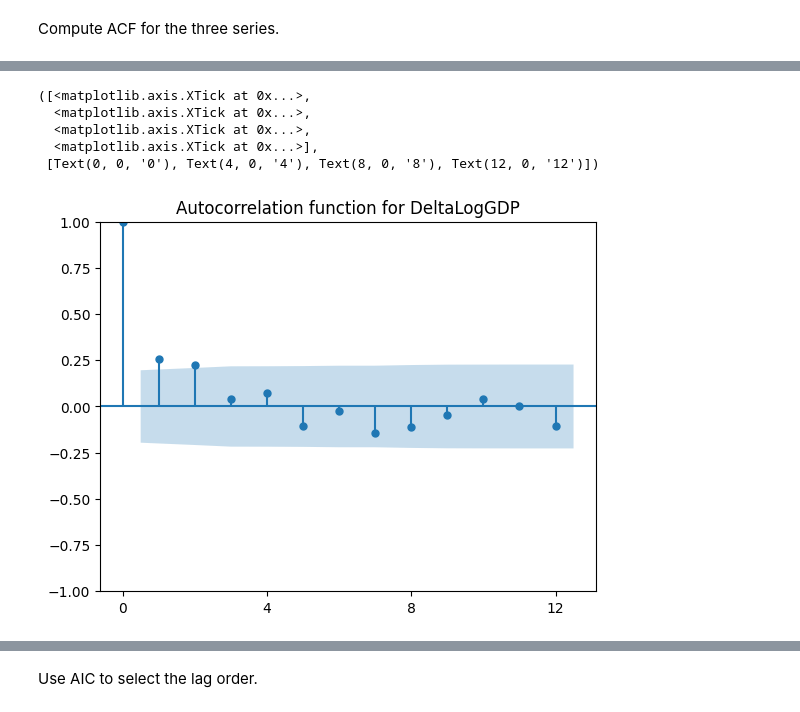
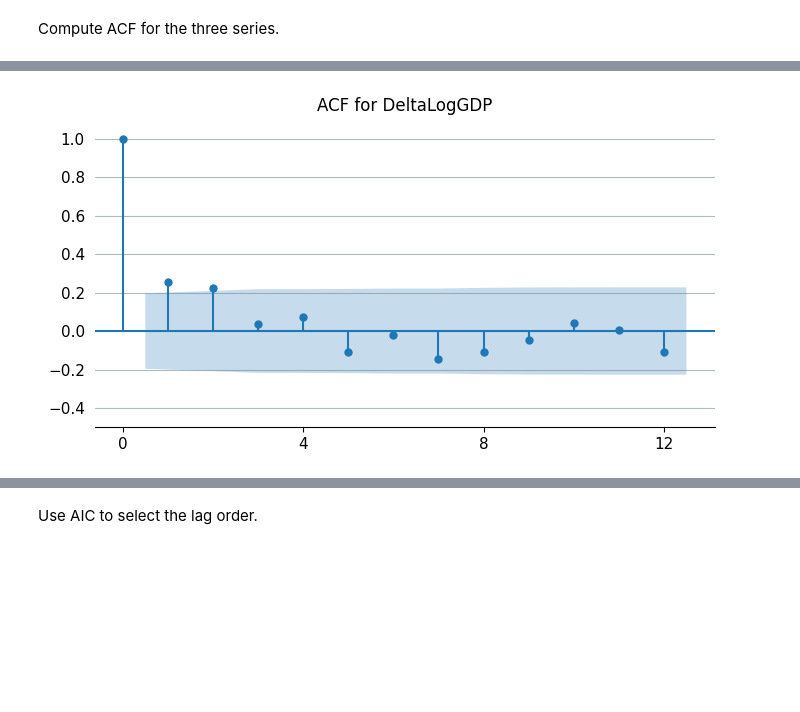
Before and after one commit to giordanovitale/Time-Series-Project, a Jupyter notebook: ts_project.ipynb, the cells around one changed output, grey strips where cells are left out. Drawn from its saved outputs; the diff is of its cells as text; code cells hidden in the pictures; blank space fills up the shorter version.

```diff
--- a/ts_project.ipynb
+++ b/ts_project.ipynb
@@ -19,3 +19,4 @@ from statsmodels.tools.sm_exceptions import ConvergenceWarning
 warnings.simplefilter('ignore', ConvergenceWarning)
 
 pd.set_option("display.precision", 2)
+plt.style.use('mystyle.mplstyle')
@@ -322,15 +384,12 @@ plt.xticks([0,4,8,12])
 # %%
 plot_acf(df_var['delta_log_GDP'].iloc[:100],
          lags=12,
-         title="Autocorrelation function for DeltaLogGDP");
+         title="ACF for DeltaLogGDP");
+plt.ylim(bottom = -0.5, top = 1.1)
 plt.xticks([0,4,8,12])
+plt.savefig('image\ACF_deltalogGdp.png', bbox_inches = 'tight')
 # %% [output]
-([<matplotlib.axis.XTick at 0x...>,
-  <matplotlib.axis.XTick at 0x...>,
-  <matplotlib.axis.XTick at 0x...>,
-  <matplotlib.axis.XTick at 0x...>],
- [Text(0, 0, '0'), Text(4, 0, '4'), Text(8, 0, '8'), Text(12, 0, '12')])
-[figure, old version]
+[figure, new version]
 # %%
 plot_acf(df_var['tspread'].iloc[:100],
          lags=12,
```
Also changed, not shown: parts of 33 cells of this notebook, 19 other files.
